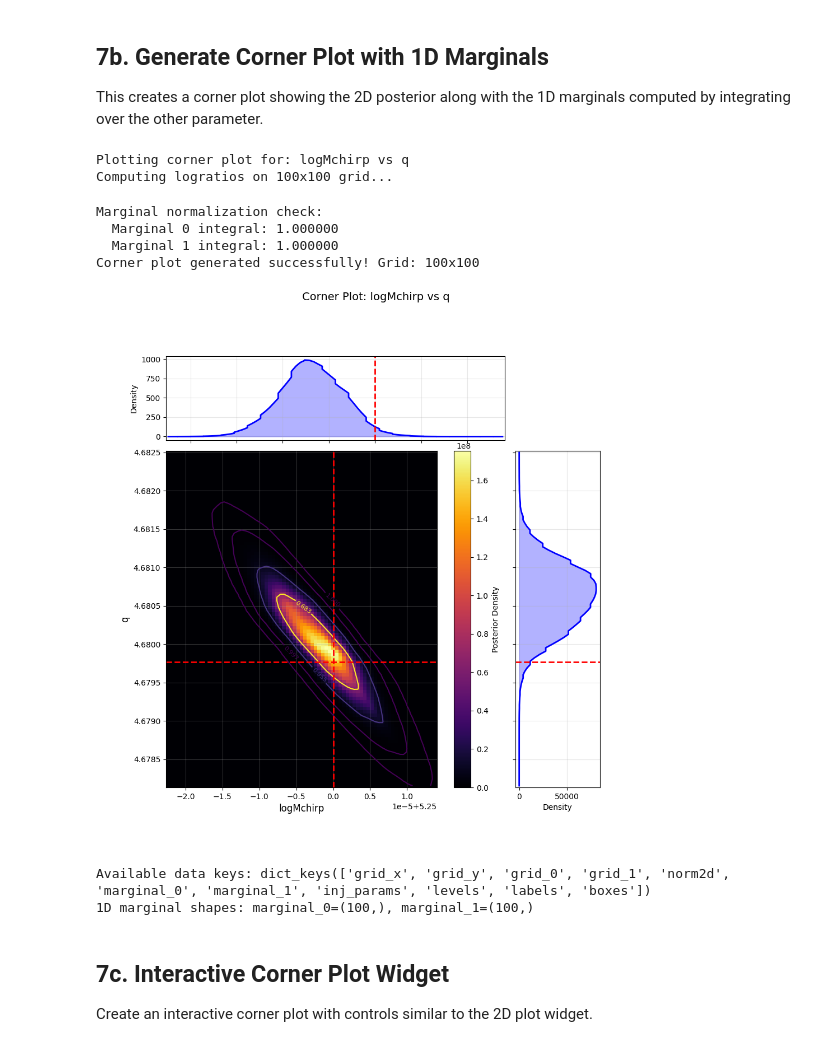
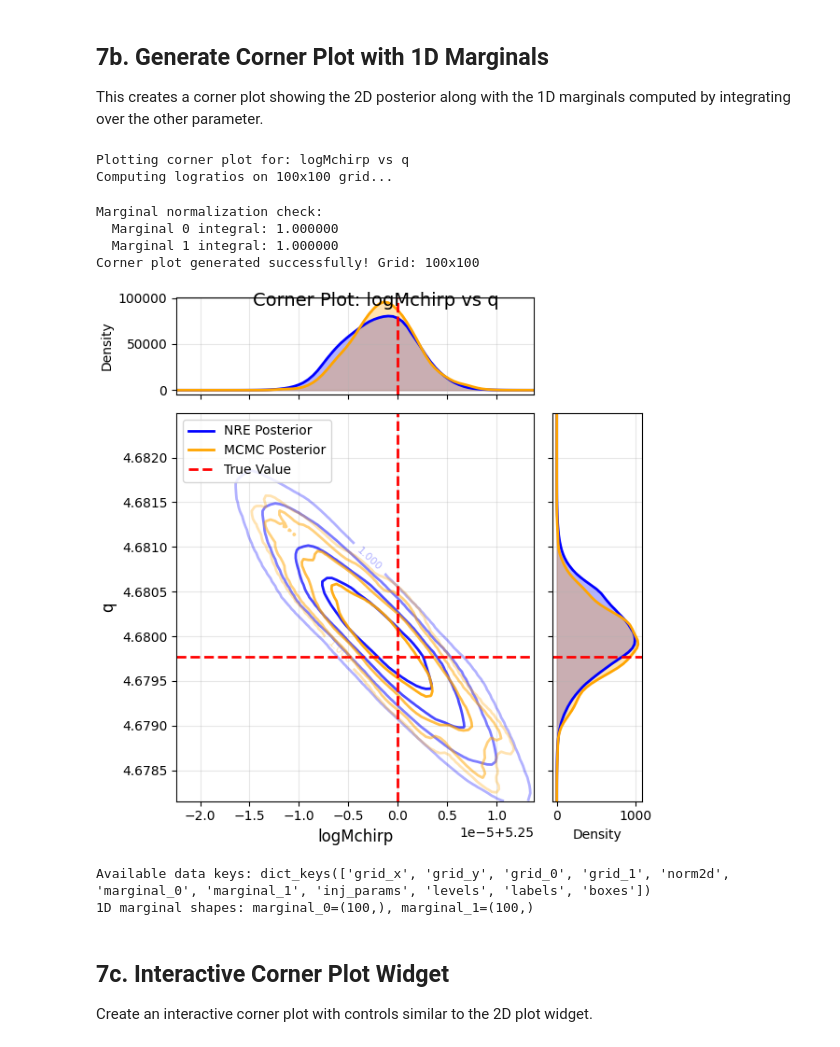
Before and after one commit to g-puleo/pembhb, a Jupyter notebook: interactive_posterior_visualization.ipynb, the cells around one changed output. Saved outputs shown, nothing was run; the diff lists cells and outputs as text; code cells hidden in the pictures.

Commit message:
launch run with full sky, mcmc worked ok

```diff
--- a/interactive_posterior_visualization.ipynb
+++ b/interactive_posterior_visualization.ipynb
@@ -154,9 +154,10 @@ def plot_posterior_2d(dataloader, model, in_param_idx, out_param_idx,
     )
 
     # Convert to ratios and normalize
+    # With xy indexing: gx varies along columns (axis 1), gy varies along rows (axis 0)
     ratios = np.exp(logratios)
-    dp1 = gx[1, 0] - gx[0, 0]
-    dp2 = gy[0, 1] - gy[0, 0]
+    dp1 = gx[0, 1] - gx[0, 0]  # param_0 spacing (x varies along columns)
+    dp2 = gy[1, 0] - gy[0, 0]  # param_1 spacing (y varies along rows)
     norm2d = ratios / np.sum(ratios * dp1 * dp2, axis=(1, 2), keepdims=True)
 
     # Compute contour levels
@@ -688,35 +772,37 @@ This creates a corner plot showing the 2D posterior along with the 1D marginals
 # %%
 # Generate corner plot for the first available 2D marginal
 if available_marginals:
     # Get the first marginal
     marginal_name, (in_param_idx, out_param_idx) = available_marginals[0]
 
     print(f"Plotting corner plot for: {marginal_name}")
 
+    # If results_mcmc is available, it will be automatically included
     fig, axs, data = plot_corner_with_marginals(
         dataloader_obs,
         model,
         in_param_idx=in_param_idx,
         out_param_idx=out_param_idx,
         ngrid_points=100,  # Adjust as needed
-        show_diagnostics=True
+        show_diagnostics=True,
+        results_mcmc=results_mcmc if 'results_mcmc' in globals() else None
     )
 
     plt.show()
 
     # You can access the data for further analysis:
     print(f"\nAvailable data keys: {data.keys()}")
     print(f"1D marginal shapes: marginal_0={data['marginal_0'].shape}, marginal_1={data['marginal_1'].shape}")
 else:
     print("No 2D marginals available to plot!")
 # %% [output]
 Plotting corner plot for: logMchirp vs q
 Computing logratios on 100x100 grid...
 Marginal normalization check:
   Marginal 0 integral: 1.000000
   Marginal 1 integral: 1.000000
 Corner plot generated successfully! Grid: 100x100
-[figure, old version]
+[figure, new version]
 Available data keys: dict_keys(['grid_x', 'grid_y', 'grid_0', 'grid_1', 'norm2d', 'marginal_0', 'marginal_1', 'inj_params', 'levels', 'labels', 'boxes'])
 1D marginal shapes: marginal_0=(100,), marginal_1=(100,)
 # %% [markdown]
```
Also changed, not shown: parts of 6 cells of this notebook, 4 other files.
